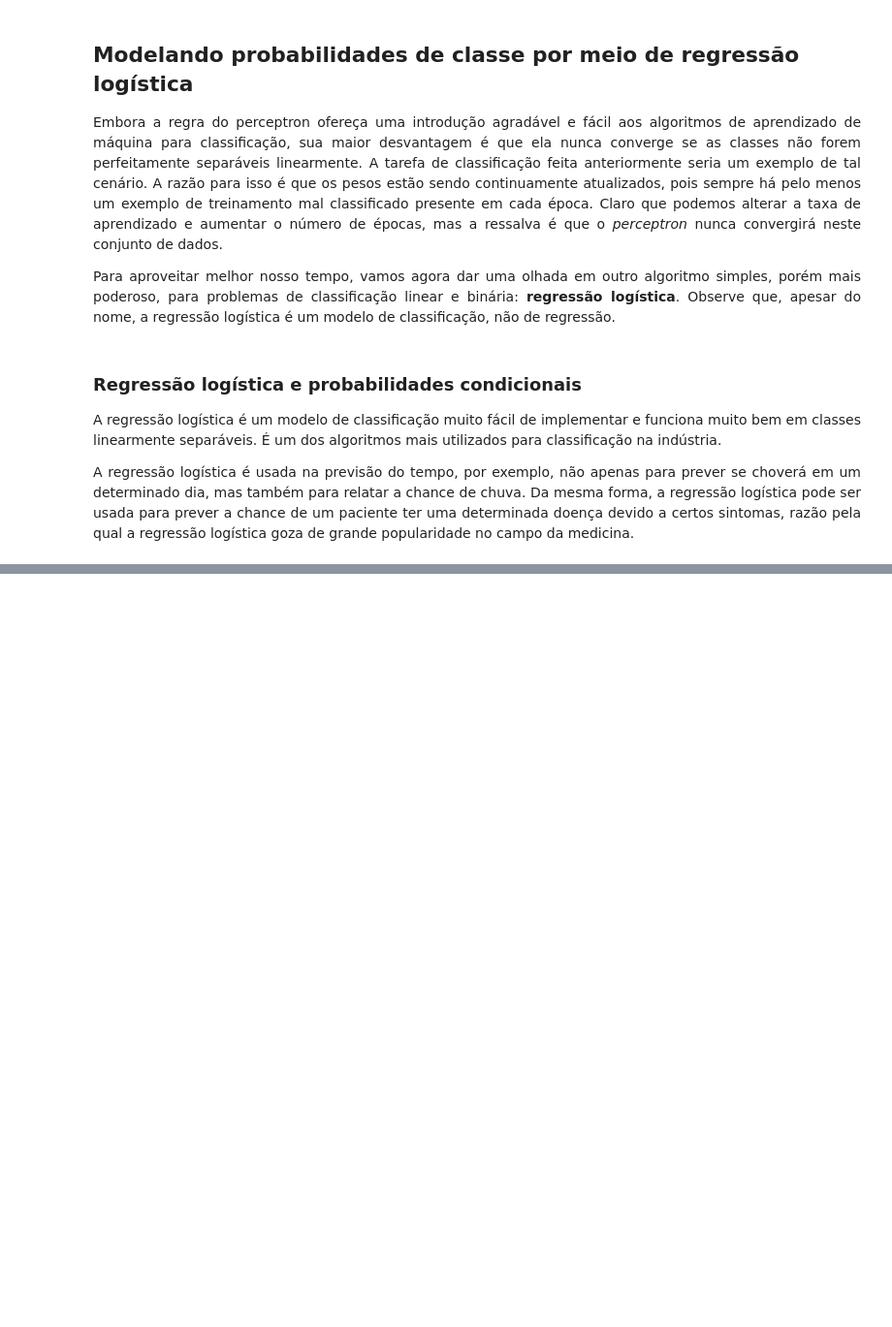
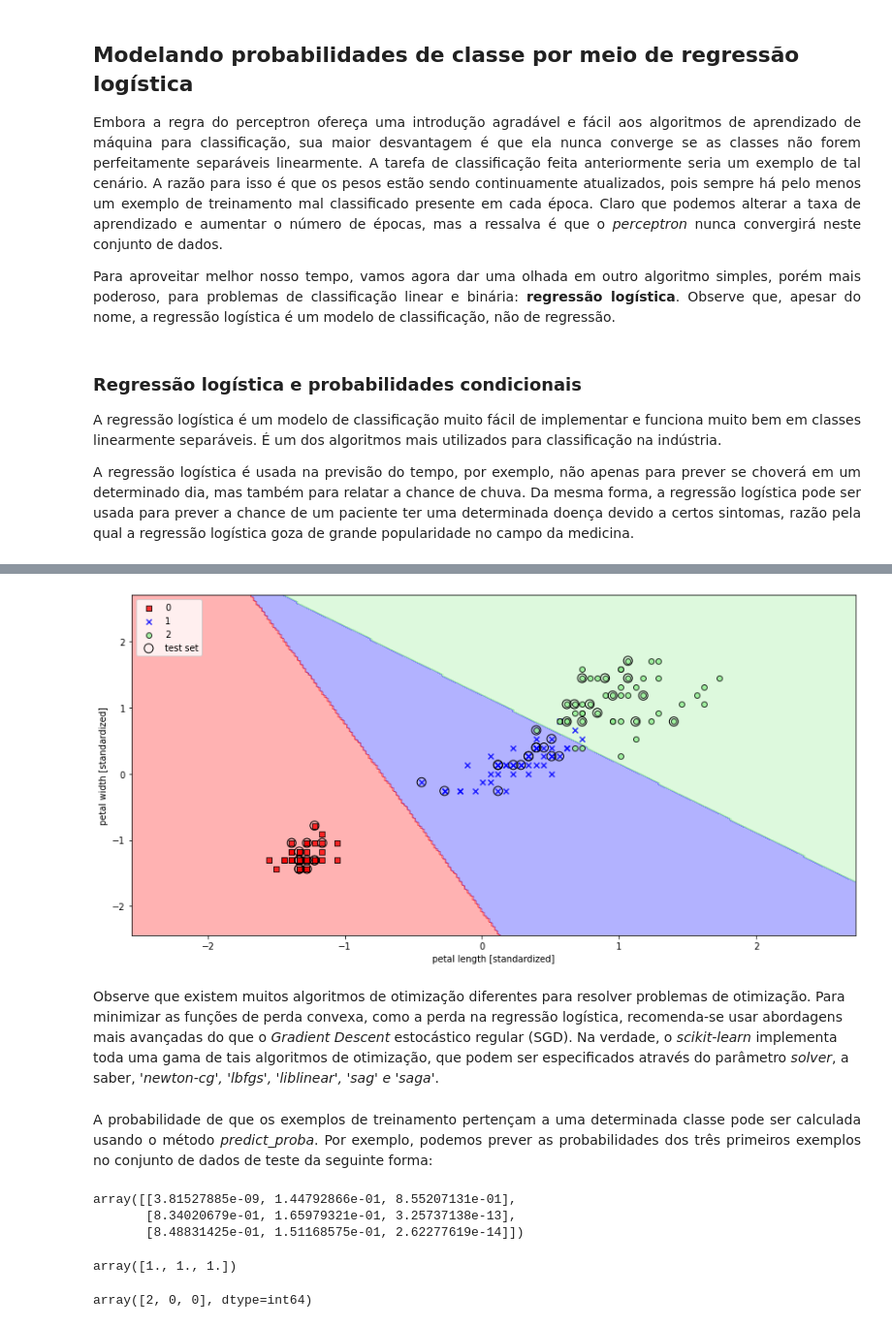
Before and after one commit to willianpina/Machine_Learning_Studies, a Jupyter notebook: Um tour pelos classificadores - scikit learn.ipynb, the cells around one changed output, grey strips where cells are left out. Shown: that part at 97% size. Saved outputs shown, nothing was run; the diff lists cells and outputs as text; code cells hidden in the pictures; blank space fills up the shorter version.

```diff
--- a/Um tour pelos classificadores - scikit learn.ipynb
+++ b/Um tour pelos classificadores - scikit learn.ipynb
@@ -178,0 +181,40 @@ plt.show()
+# %%
+from sklearn.linear_model import LogisticRegression
+
+# Instanciando o modelo.
+lr = LogisticRegression(C=100.0, random_state=1, solver='lbfgs', multi_class='ovr')
+
+# Treinando os Dados
+lr.fit(X_train_std, y_train)
+
+# Plotando os dados
+plt.figure(figsize=(12,6))
+plot_decision_regions(X_combined_std, y_combined,
+                      classifier=lr, test_idx=range(105, 150))
+plt.xlabel('petal length [standardized]')
+plt.ylabel('petal width [standardized]')
+plt.legend(loc='upper left')
+plt.tight_layout()
+
+plt.show()
+# %% [output]
+[figure, added]
+# %% [markdown]
+<p align='jsustify'>Observe que existem muitos algoritmos de otimização diferentes para resolver problemas de otimização. Para minimizar as funções de perda convexa, como a perda na regressão logística, recomenda-se usar abordagens mais avançadas do que o <i>Gradient Descent</i> estocástico regular (SGD). Na verdade, o <i>scikit-learn</i> implementa toda uma gama de tais algoritmos de otimização, que podem ser especificados através do parâmetro <i>solver</i>, a saber, <i>'newton-cg', 'lbfgs', 'liblinear', 'sag' e 'saga'</i>.</p>
+# %% [markdown]
+<p align='justify'>A probabilidade de que os exemplos de treinamento pertençam a uma determinada classe pode ser calculada usando o método <i>predict_proba</i>. Por exemplo, podemos prever as probabilidades dos três primeiros exemplos no conjunto de dados de teste da seguinte forma:</p>
+# %%
+lr.predict_proba(X_test_std[:3, :])
+# %% [output]
+array([[3.81527885e-09, 1.44792866e-01, 8.55207131e-01],
+       [8.34020679e-01, 1.65979321e-01, 3.25737138e-13],
+       [8.48831425e-01, 1.51168575e-01, 2.62277619e-14]])
+# %%
+# A Soma da linha será sempre 1. Que seria igual a 100%.
+lr.predict_proba(X_test_std[:3, :]).sum(axis=1)
+# %% [output]
+array([1., 1., 1.])
+# %%
+lr.predict_proba(X_test_std[:3, :]).argmax(axis=1)
+# %% [output]
+array([2, 0, 0], dtype=int64)
```
Also changed, not shown: parts of 14 cells of this notebook.
